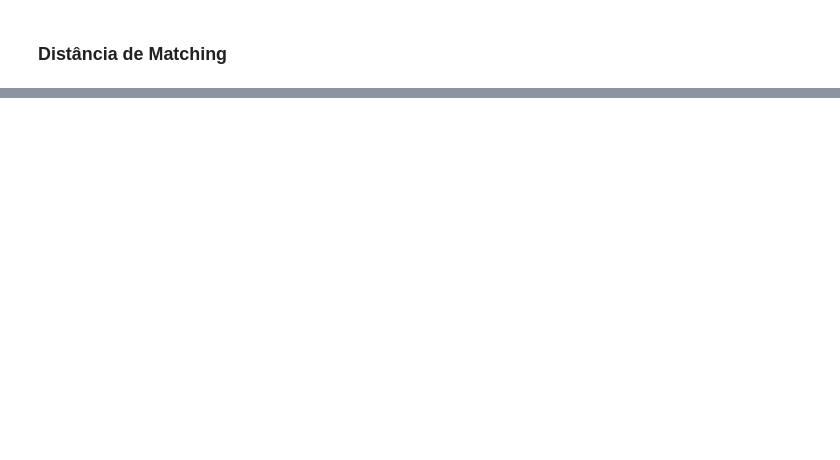
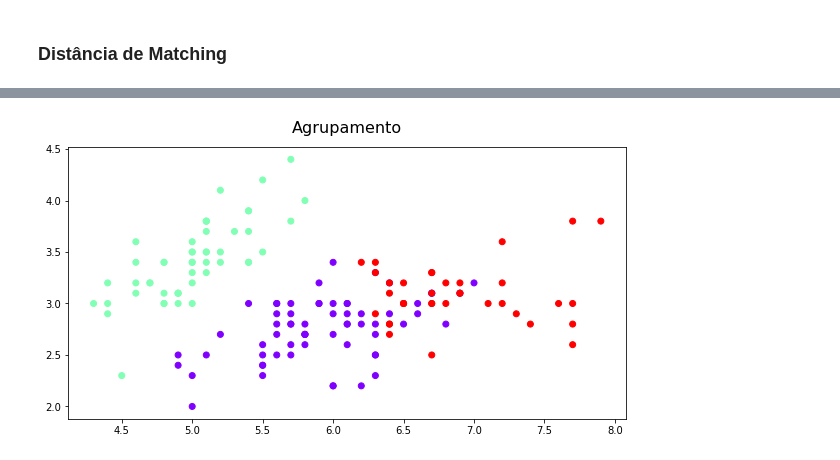
Before and after one commit to LilianeAquino/introducao_mineracao_de_dados, a Jupyter notebook: 04_analise_de_grupos.ipynb, the cells around one changed output, grey strips where cells are left out. Cells and saved outputs as stored; diff of their text form; code cells hidden in the pictures; blank space fills up the shorter version.

Commit message:
Agrupamento

```diff
--- a/04_analise_de_grupos.ipynb
+++ b/04_analise_de_grupos.ipynb
@@ -107,0 +97,6 @@ print(distancia)
+# %%
+from sklearn.cluster import AgglomerativeClustering
+
+dados_copy = dados.drop(['Species', 'Id'], axis=1).copy().values
+cluster = AgglomerativeClustering(n_clusters=3, affinity='euclidean', linkage='ward')
+cluster.fit_predict(dados_copy)
@@ -107,0 +111,7 @@ print(distancia)
+# %%
+plt.figure(figsize=(10, 5))
+plt.title('Agrupamento', fontsize=16, y=1.03)
+plt.scatter(dados_copy[:, 0], dados_copy[:, 1], c=cluster.labels_, cmap='rainbow')
+plt.show()
+# %% [output]
+[figure, added]
```
Also changed, not shown: parts of 13 cells of this notebook.
